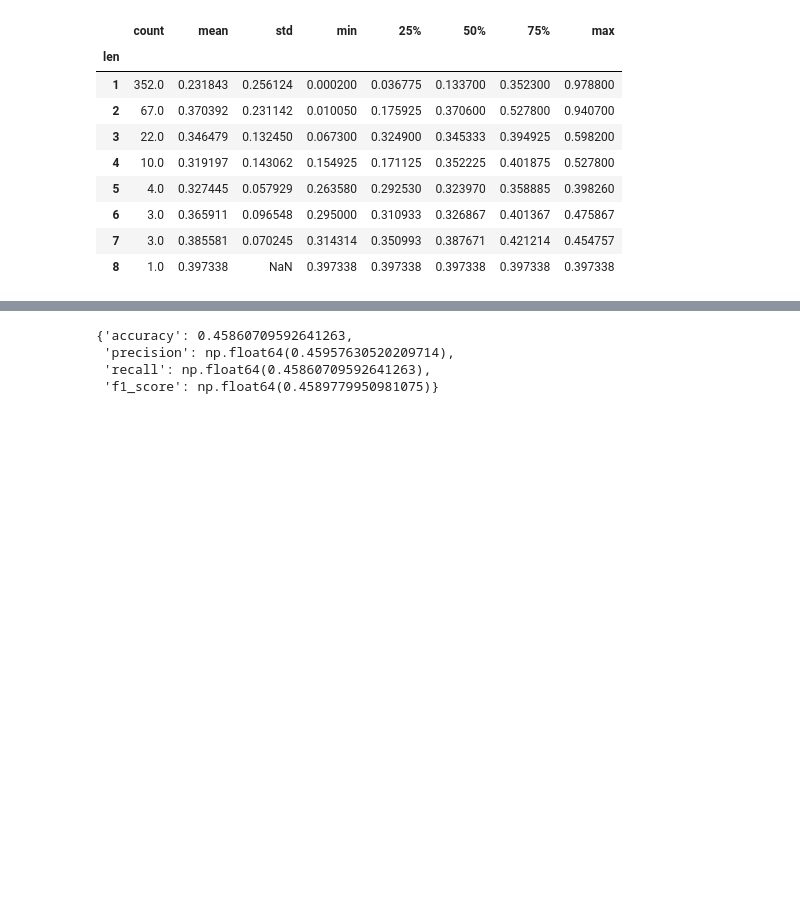
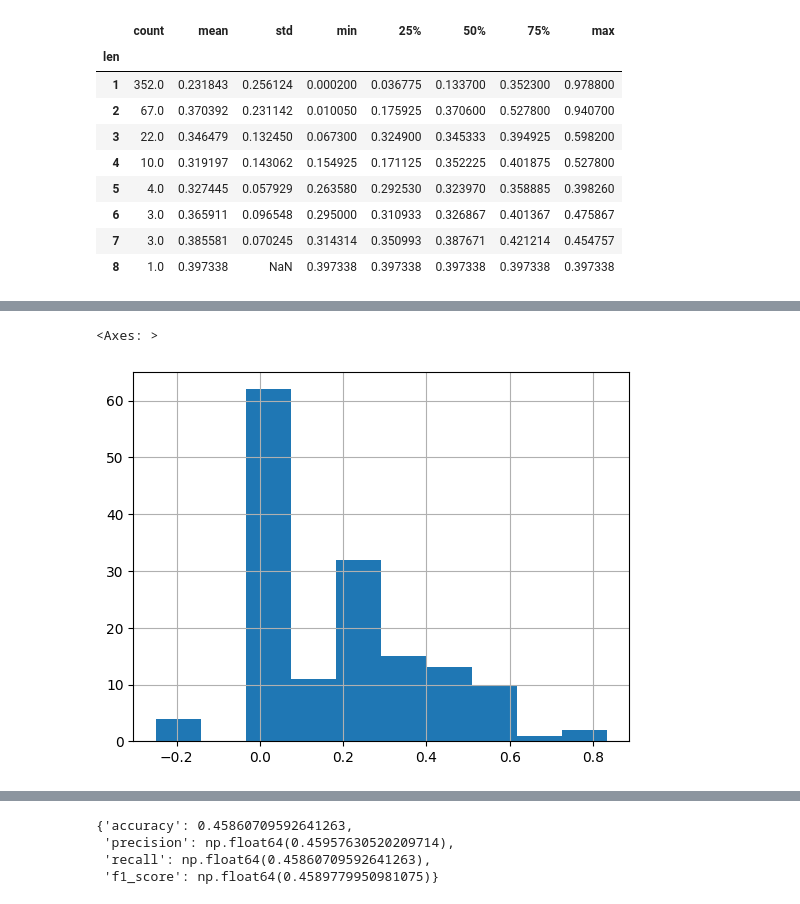
Before and after one commit to maayan-aytek/HallucinationsLLM, a Jupyter notebook: EDA.ipynb, the cells around one changed output, grey strips where cells are left out. Drawn from its saved outputs; the diff is of its cells as text; code cells hidden in the pictures; blank space fills up the shorter version.

```diff
--- a/EDA.ipynb
+++ b/EDA.ipynb
@@ -612 +698,6 @@ def extract_sentence_hals_labels(hallucinations):
+# %%
+(df['first_hal_sentence'] / df['sentences_num']).hist()
+# %% [output]
+<Axes: >
+[figure, added]
 # %%
```
Also changed, not shown: parts of 20 cells of this notebook, 7 other files.
